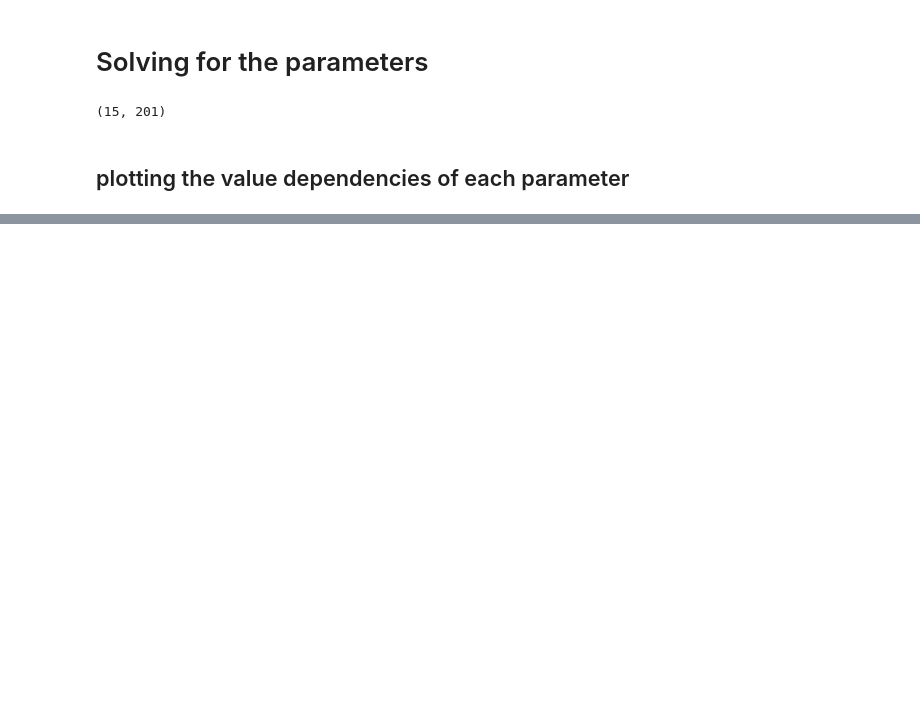
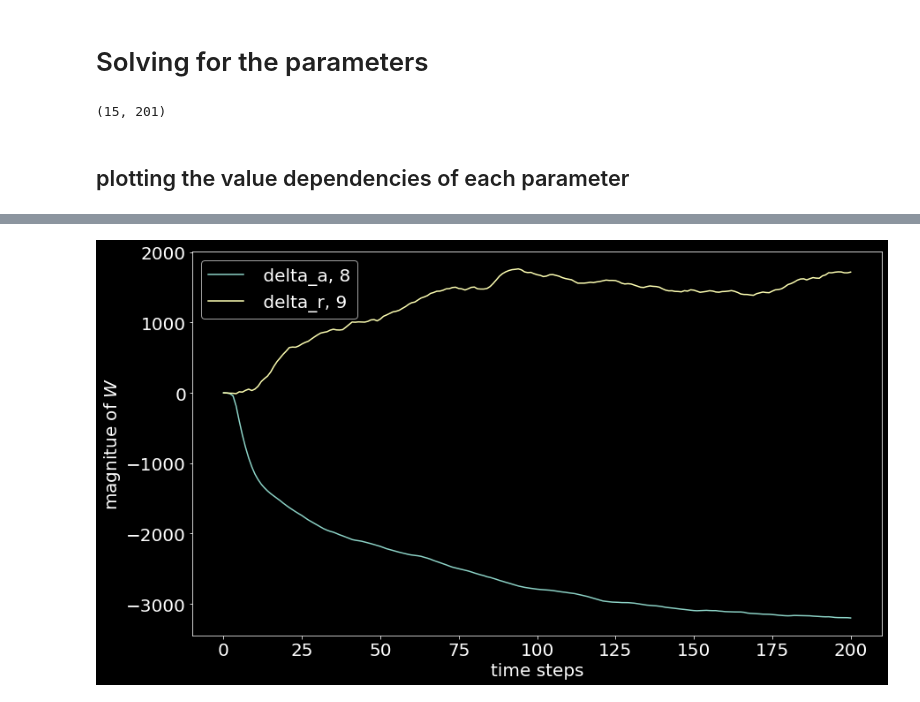
Before and after one commit to SunAndClouds/BlackyCat, a Jupyter notebook: Project BC.ipynb, the cells around one changed output, grey strips where cells are left out. Drawn from its saved outputs; the diff is of its cells as text; code cells hidden in the pictures; blank space fills up the shorter version.

```diff
--- a/Project BC.ipynb
+++ b/Project BC.ipynb
@@ -76,0 +89,8 @@ plt.legend();
+# %%
+[plt.plot(W[i,:], label=f"{parameter_labels[i]}, {i}")
+ for i in [8,9]
+]
+plt.legend()
+plt.xlabel("time steps"), plt.ylabel("magnitue of $W$");
+# %% [output]
+[figure, added]
```
Also changed, not shown: parts of 7 cells of this notebook.
